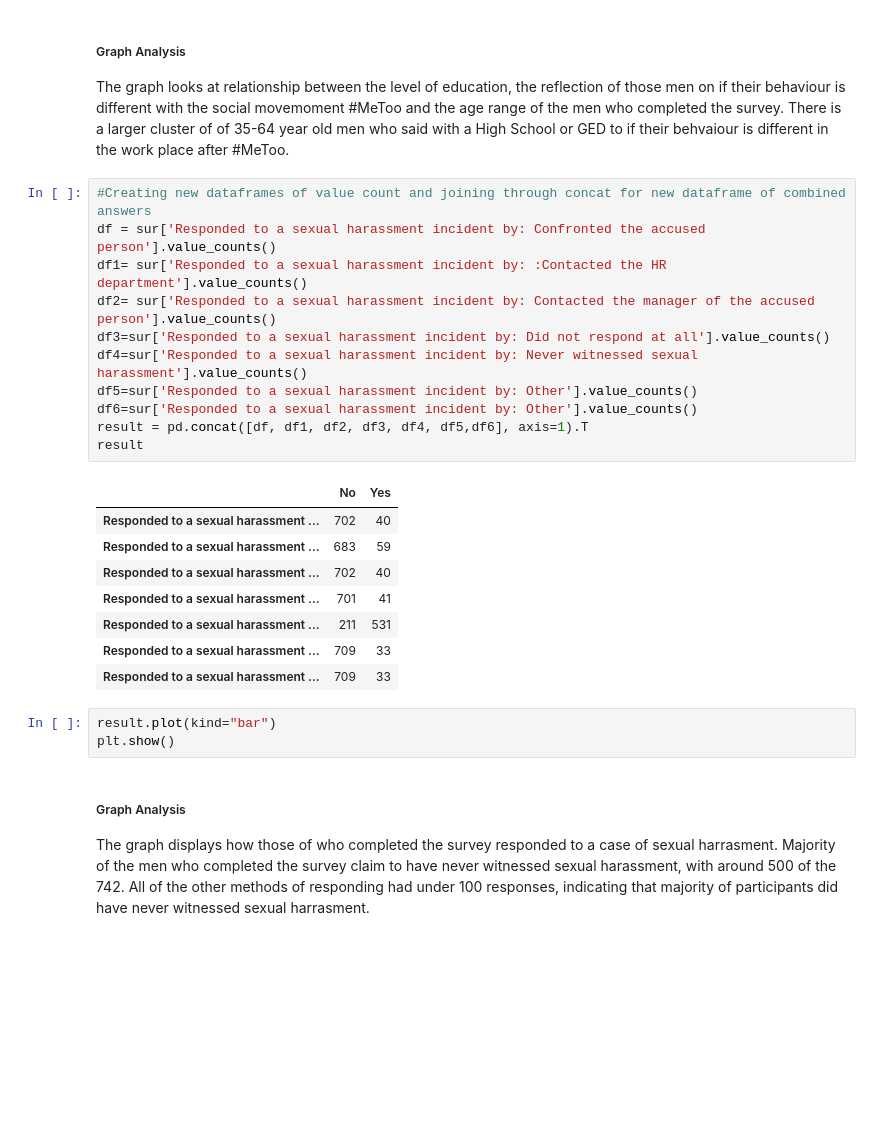
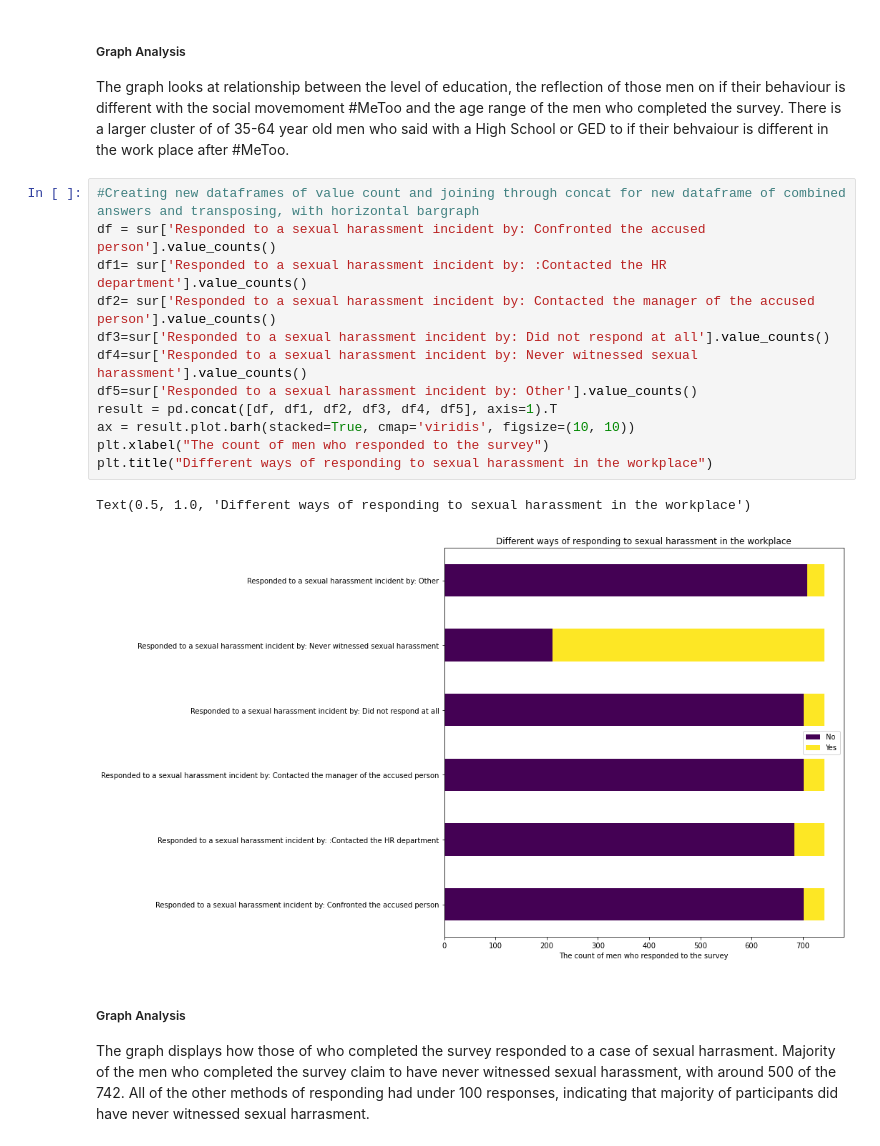
Before and after one commit to data301-2021-winter1/group20-project-, a Jupyter notebook: notebooks/analysis2.ipynb, the cells around one changed output. Saved outputs shown, nothing was run; the diff lists cells and outputs as text; blank space fills up the shorter version.

Commit message:
Added missing graph

```diff
--- a/notebooks/analysis2.ipynb
+++ b/notebooks/analysis2.ipynb
@@ -411,28 +417,20 @@ sns.despine()
 ##### Graph Analysis
 The graph looks at relationship between the level of education, the reflection of those men on if their behaviour is different with the social movemoment #MeToo and the age range of the men who completed the survey. There is a larger cluster of of 35-64 year old men who said with a High School or GED to if their behvaiour is different in the work place after #MeToo.
 # %%
-#Creating new dataframes of value count and joining through concat for new dataframe of combined answers
+#Creating new dataframes of value count and joining through concat for new dataframe of combined answers and transposing, with horizontal bargraph
 df = sur['Responded to a sexual harassment incident by: Confronted the accused person'].value_counts()
 df1= sur['Responded to a sexual harassment incident by: :Contacted the HR department'].value_counts()
 df2= sur['Responded to a sexual harassment incident by: Contacted the manager of the accused person'].value_counts()
 df3=sur['Responded to a sexual harassment incident by: Did not respond at all'].value_counts()
 df4=sur['Responded to a sexual harassment incident by: Never witnessed sexual harassment'].value_counts()
 df5=sur['Responded to a sexual harassment incident by: Other'].value_counts()
-df6=sur['Responded to a sexual harassment incident by: Other'].value_counts()
-result = pd.concat([df, df1, df2, df3, df4, df5,df6], axis=1).T
-result
+result = pd.concat([df, df1, df2, df3, df4, df5], axis=1).T
+ax = result.plot.barh(stacked=True, cmap='viridis', figsize=(10, 10))
+plt.xlabel("The count of men who responded to the survey")
+plt.title("Different ways of responding to sexual harassment in the workplace")
 # %% [output]
-|  | No | Yes |
-| Responded to a sexual harassment ... | 702 | 40 |
-| Responded to a sexual harassment ... | 683 | 59 |
-| Responded to a sexual harassment ... | 702 | 40 |
-| Responded to a sexual harassment ... | 701 | 41 |
-| Responded to a sexual harassment ... | 211 | 531 |
-| Responded to a sexual harassment ... | 709 | 33 |
-| Responded to a sexual harassment ... | 709 | 33 |
+Text(0.5, 1.0, 'Different ways of responding to sexual harassment in the workplace')
+[figure, added]
-# %%
-result.plot(kind="bar")
-plt.show()
 # %% [markdown]
 ##### Graph Analysis
 The graph displays how those of who completed the survey responded to a case of sexual harrasment. Majority of the men who completed the survey claim to have never witnessed sexual harassment, with around 500 of the 742. All of the other methods of responding had under 100 responses, indicating that majority of participants did have never witnessed sexual harrasment.
```
Also changed, not shown: parts of 7 cells of this notebook.
